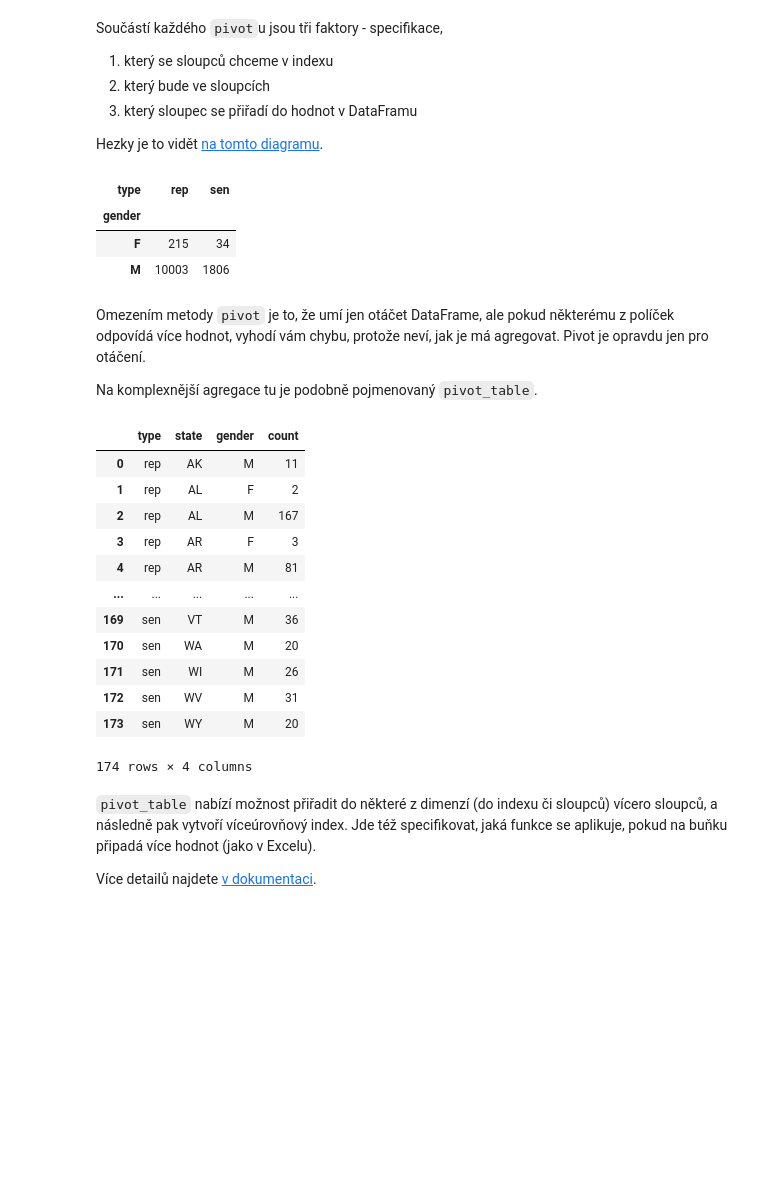
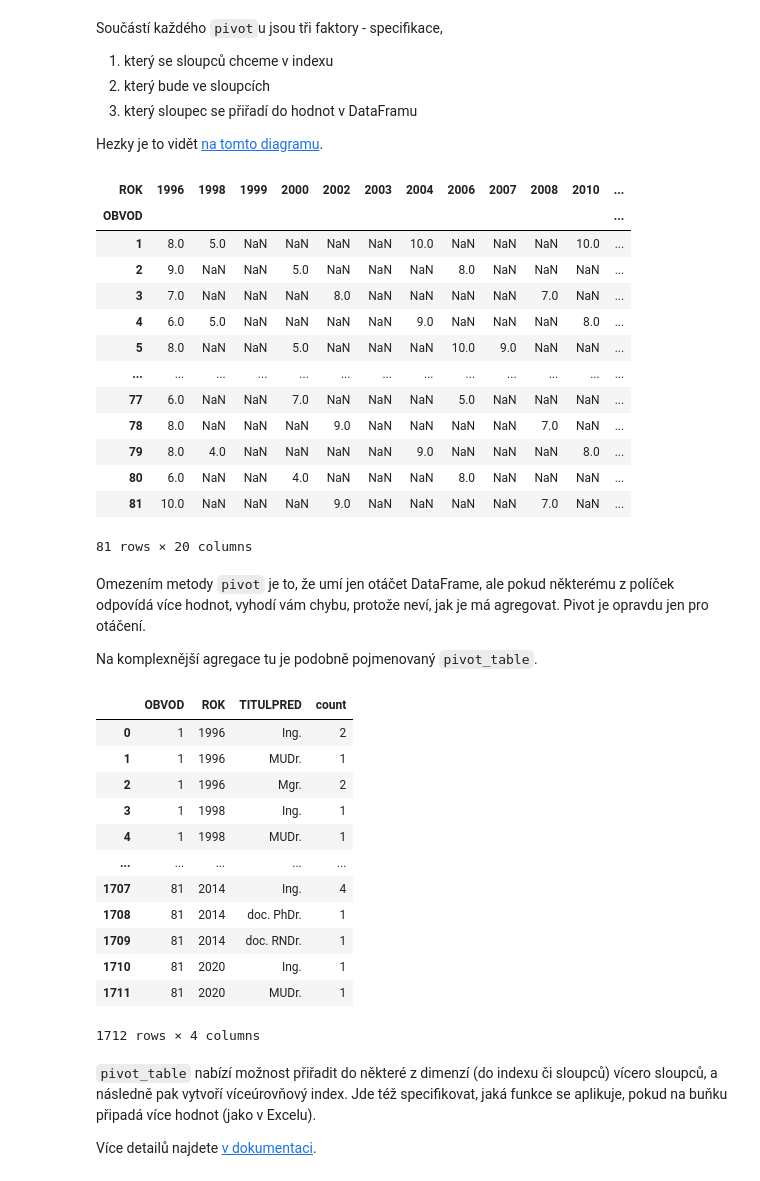
Before and after one commit to PyDataCZ/pyladies-kurz, a Jupyter notebook: lessons/pydata/pandas_groupby/index.ipynb, the cells around one changed output. Drawn from its saved outputs; the diff is of its cells as text; code cells hidden in the pictures; blank space fills up the shorter version.

```diff
--- a/lessons/pydata/pandas_groupby/index.ipynb
+++ b/lessons/pydata/pandas_groupby/index.ipynb
@@ -44,0 +20,5 @@ legislators_historical
+# %%
+# parse serk.csv, delimiter is ";", encoding is "windows-1250", DATUMVOLEB is a column with a date,
+# but its format is YYYYMMDD
+# parse it as a date
+df = pd.read_csv("serk.csv", delimiter=";", encoding="windows-1250", parse_dates=["DATUMVOLEB"])
@@ -250,5 +192,2 @@ next(iter(groups)) # timhle ziskame prvni element pri iteraci (for cyklu)
 # %% [markdown]
 K čemu nám to může být? Při agregaci se data drasticky zjednodušují a nemusíme si vždy být jisti, že naše agregace jsou napsané správně. Pomocí iterace nad skupinami si můžeme zobrazit všechna data před agregací.
-# %%
-for party, df in legislators_historical.groupby('party'):
-    df.to_csv(party + '.csv')
@@ -491 +423,4 @@ legislators_historical = legislators_historical.assign(birth_year=birth_years)
+# %%
+election_years = df['DATUMVOLEB'].dt.year.astype('Int16')
+df = df.assign(ROK=election_years)
 # %%
@@ -575,7 +521,7 @@ Pokud budeme agregovat nad několika sloupci, může se nám stát, že z DataFr
 
 Než začneme pivotovat, vytvořme si malý dataset - bude to jednoduchá agregace na základě typu angažmá z parlamentu a pohlaví.
 # %%
-summary = legislators_historical.groupby(['type', 'gender'], as_index=False)[['last_name']].count()
-summary = summary.rename(columns={'last_name': 'count'})
+summary = df.groupby(['ROK', 'OBVOD'], as_index=False).size()
+summary = summary.rename(columns={'size': 'count'})
 summary
 # %% [output]
@@ -593,34 +547,44 @@ Součástí každého `pivot`u jsou tři faktory - specifikace,
 
 Hezky je to vidět [na tomto diagramu](https://pandas.pydata.org/pandas-docs/stable/user_guide/reshaping.html).
 # %%
-summary.pivot(index='gender', columns='type', values='count')
+summary.pivot(index='OBVOD', columns='ROK', values='count')
 # %% [output]
-| type | rep | sen |
-| gender |  |  |
-| F | 215 | 34 |
-| M | 10003 | 1806 |
+| ROK | 1996 | 1998 | 1999 | 2000 | 2002 | 2003 | 2004 | 2006 | 2007 | 2008 | 2010 | ... |
+| OBVOD |  |  |  |  |  |  |  |  |  |  |  | ... |
+| 1 | 8.0 | 5.0 | NaN | NaN | NaN | NaN | 10.0 | NaN | NaN | NaN | 10.0 | ... |
+| 2 | 9.0 | NaN | NaN | 5.0 | NaN | NaN | NaN | 8.0 | NaN | NaN | NaN | ... |
+| 3 | 7.0 | NaN | NaN | NaN | 8.0 | NaN | NaN | NaN | NaN | 7.0 | NaN | ... |
+| 4 | 6.0 | 5.0 | NaN | NaN | NaN | NaN | 9.0 | NaN | NaN | NaN | 8.0 | ... |
+| 5 | 8.0 | NaN | NaN | 5.0 | NaN | NaN | NaN | 10.0 | 9.0 | NaN | NaN | ... |
+| ... | ... | ... | ... | ... | ... | ... | ... | ... | ... | ... | ... | ... |
+| 77 | 6.0 | NaN | NaN | 7.0 | NaN | NaN | NaN | 5.0 | NaN | NaN | NaN | ... |
+| 78 | 8.0 | NaN | NaN | NaN | 9.0 | NaN | NaN | NaN | NaN | 7.0 | NaN | ... |
+| 79 | 8.0 | 4.0 | NaN | NaN | NaN | NaN | 9.0 | NaN | NaN | NaN | 8.0 | ... |
+| 80 | 6.0 | NaN | NaN | 4.0 | NaN | NaN | NaN | 8.0 | NaN | NaN | NaN | ... |
+| 81 | 10.0 | NaN | NaN | NaN | 9.0 | NaN | NaN | NaN | NaN | 7.0 | NaN | ... |
+81 rows × 20 columns
 # %% [markdown]
 Omezením metody `pivot` je to, že umí jen otáčet DataFrame, ale pokud některému z políček odpovídá více hodnot, vyhodí vám chybu, protože neví, jak je má agregovat. Pivot je opravdu jen pro otáčení.
 
 Na komplexnější agregace tu je podobně pojmenovaný `pivot_table`.
 # %%
-summary = legislators_historical.groupby(['type', 'state', 'gender'], as_index=False)[['last_name']].count()
-summary = summary.rename(columns={'last_name': 'count'})
+summary = df.groupby(['OBVOD', 'ROK', 'TITULPRED'], as_index=False).size()
+summary = summary.rename(columns={'size': 'count'})
 summary
 # %% [output]
-|  | type | state | gender | count |
-| 0 | rep | AK | M | 11 |
-| 1 | rep | AL | F | 2 |
-| 2 | rep | AL | M | 167 |
-| 3 | rep | AR | F | 3 |
-| 4 | rep | AR | M | 81 |
+|  | OBVOD | ROK | TITULPRED | count |
+| 0 | 1 | 1996 | Ing. | 2 |
+| 1 | 1 | 1996 | MUDr. | 1 |
+| 2 | 1 | 1996 | Mgr. | 2 |
+| 3 | 1 | 1998 | Ing. | 1 |
+| 4 | 1 | 1998 | MUDr. | 1 |
 | ... | ... | ... | ... | ... |
-| 169 | sen | VT | M | 36 |
-| 170 | sen | WA | M | 20 |
-| 171 | sen | WI | M | 26 |
-| 172 | sen | WV | M | 31 |
-| 173 | sen | WY | M | 20 |
+| 1707 | 81 | 2014 | Ing. | 4 |
+| 1708 | 81 | 2014 | doc. PhDr. | 1 |
+| 1709 | 81 | 2014 | doc. RNDr. | 1 |
+| 1710 | 81 | 2020 | Ing. | 1 |
+| 1711 | 81 | 2020 | MUDr. | 1 |
-174 rows × 4 columns
+1712 rows × 4 columns
 # %% [markdown]
 `pivot_table` nabízí možnost přiřadit do některé z dimenzí (do indexu či sloupců) vícero sloupců, a následně pak vytvoří víceúrovňový index. Jde též specifikovat, jaká funkce se aplikuje, pokud na buňku připadá více hodnot (jako v Excelu).
 
```
Also changed, not shown: parts of 61 cells of this notebook.
